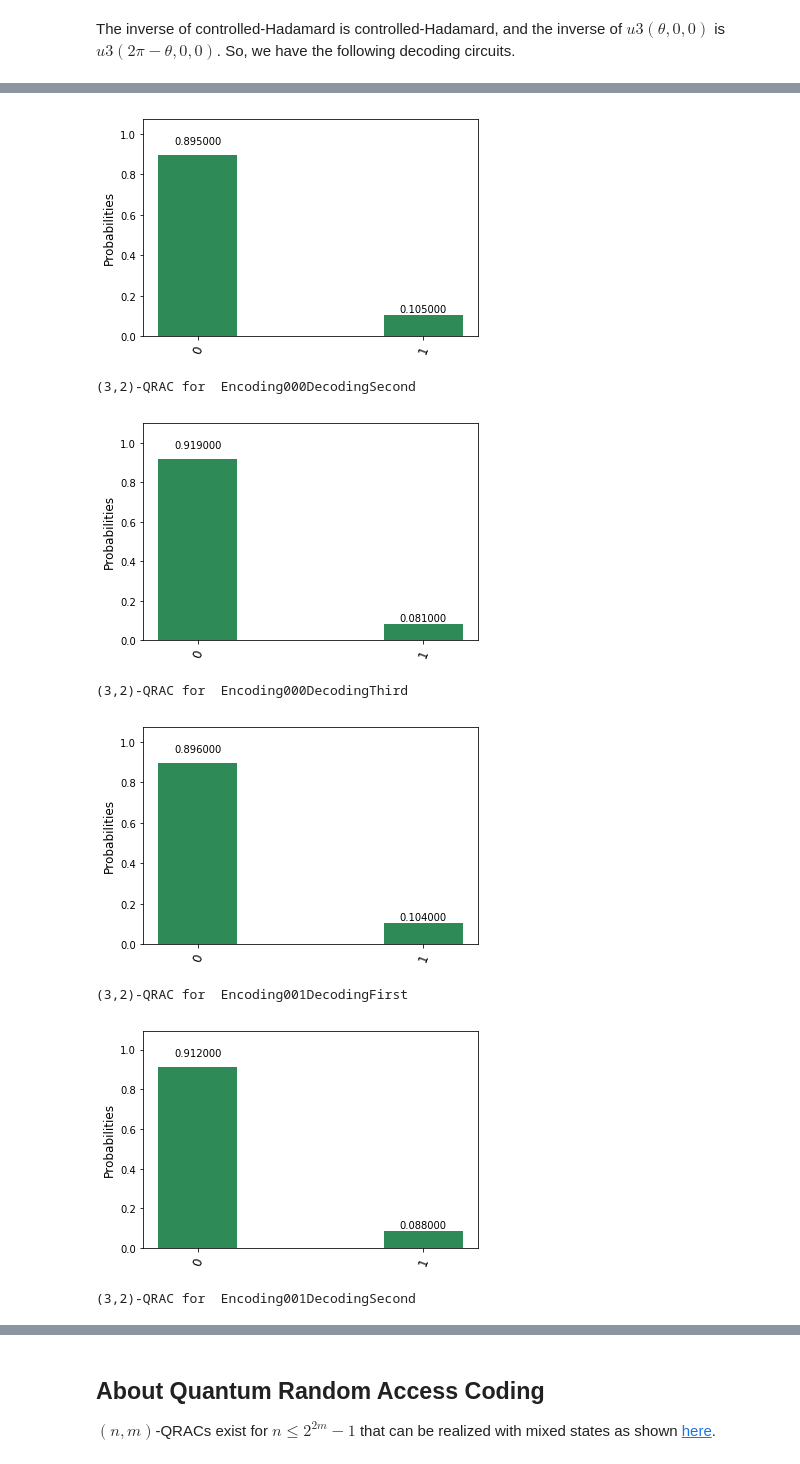
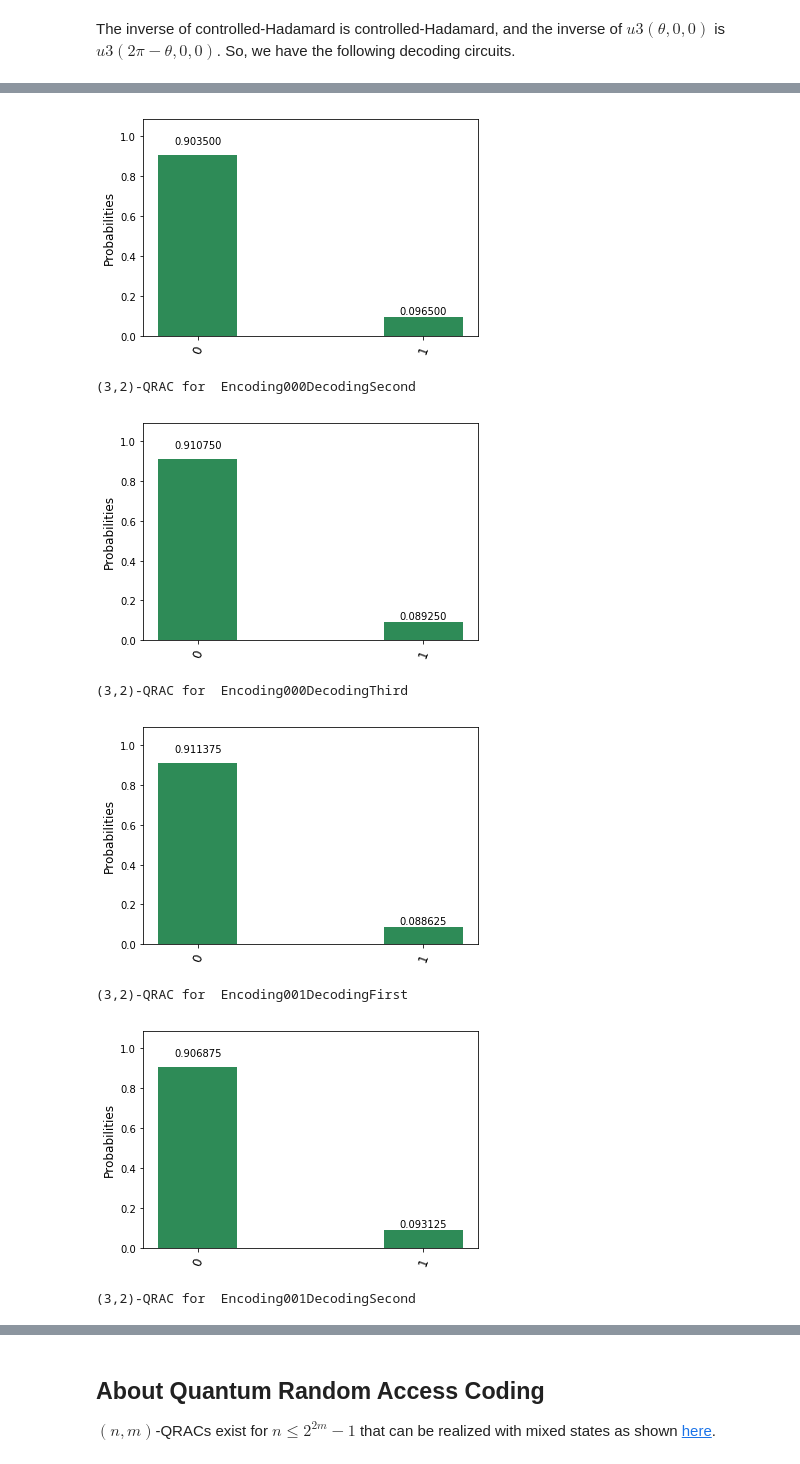
Before and after one commit to rraymondhp/qrac, a Jupyter notebook: 32QRAC.ipynb, the cells around one changed output, grey strips where cells are left out. Drawn from its saved outputs; the diff is of its cells as text; code cells hidden in the pictures.

```diff
--- a/32QRAC.ipynb
+++ b/32QRAC.ipynb
@@ -279,35 +285,35 @@ encodingFunctions = {
 decodingFunctions = {
     "First": decodingFirst,
     "Second": decodingSecond,
     "Third": decodingThird
 }
 
 circuitNames = []
 circuits = []
 for xstring in encodingFunctions.keys():
     for pos in decodingFunctions.keys():
         circuitName = "Encoding"+xstring+"Decoding"+pos
         aCircuit = QuantumCircuit(qr, cr, name=circuitName)
         aCircuit = encodingFunctions[xstring](aCircuit, qr[0], qr[1])
         aCircuit = decodingFunctions[pos](aCircuit, qr[0], qr[1], cr[0])
         circuits.append(aCircuit)
         circuitNames.append(circuitName)
 
 backend = "local_qasm_simulator"
-shots = 1000
+shots = 8000
 
 job = execute(circuits, backend=backend, shots=shots)
 results = job.result()
 for i, each in enumerate(circuitNames):
     print("(3,2)-QRAC for ", each)
     plot_histogram(results.get_counts(circuits[i]))
 # %% [output]
 (3,2)-QRAC for  Encoding000DecodingFirst
 [figure]
 (3,2)-QRAC for  Encoding000DecodingSecond
 [figure]
 (3,2)-QRAC for  Encoding000DecodingThird
-[figure, old version]
+[figure, new version]
 (3,2)-QRAC for  Encoding001DecodingFirst
 [figure]
 (3,2)-QRAC for  Encoding001DecodingSecond
```
Also changed, not shown: parts of 8 cells of this notebook.
